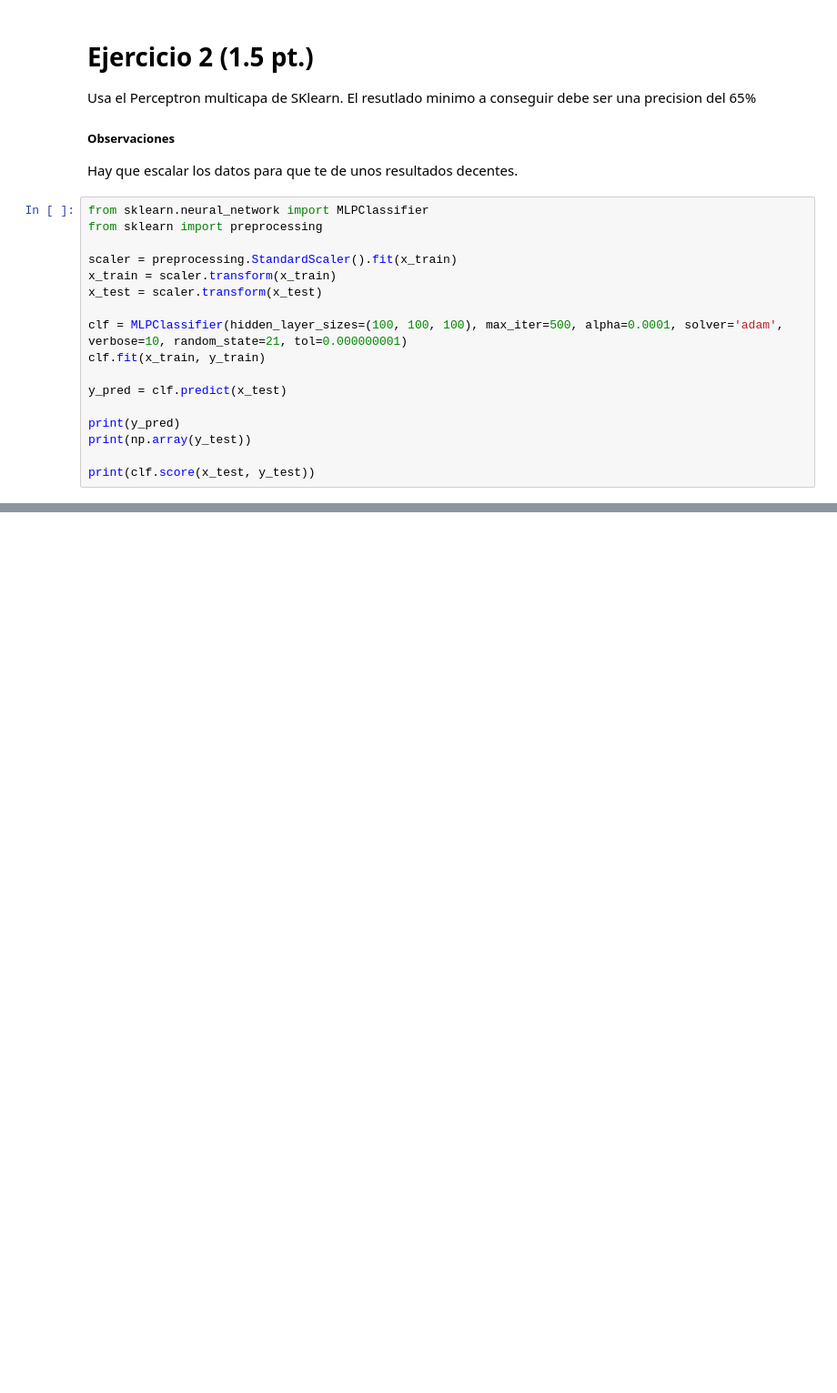
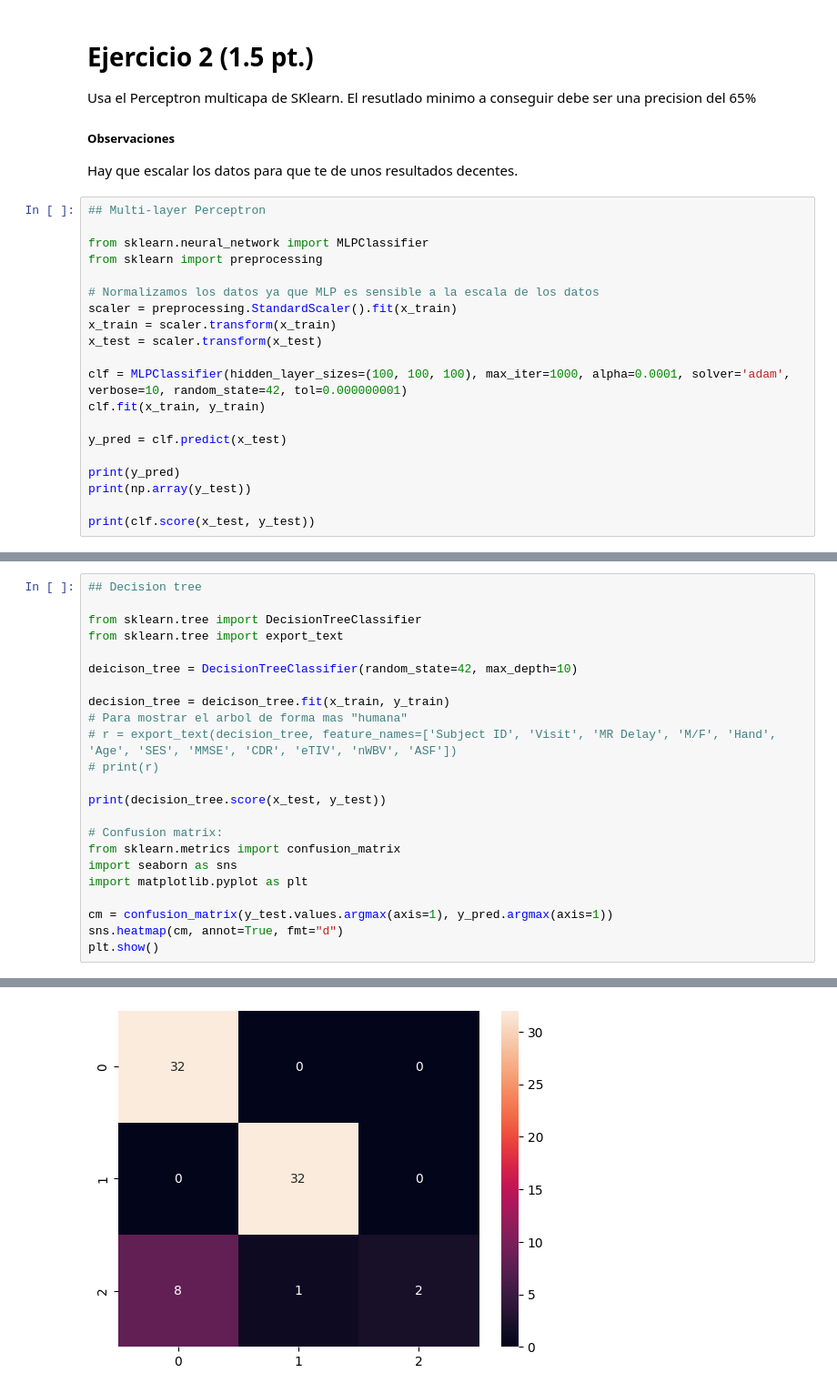
Before and after one commit to aluque1/SI, a Jupyter notebook: examenTraining/ejemploEj4.ipynb, the cells around one changed output, grey strips where cells are left out. Shown at 91% size. Cells and saved outputs as stored; diff of their text form; blank space fills up the shorter version.

```diff
--- a/examenTraining/ejemploEj4.ipynb
+++ b/examenTraining/ejemploEj4.ipynb
@@ -99,14 +118,17 @@ Usa el Perceptron multicapa de SKlearn. El resutlado minimo a conseguir debe ser
 
 Hay que escalar los datos para que te de unos resultados decentes.
 # %%
+## Multi-layer Perceptron
+
 from sklearn.neural_network import MLPClassifier
 from sklearn import preprocessing
 
+# Normalizamos los datos ya que MLP es sensible a la escala de los datos
 scaler = preprocessing.StandardScaler().fit(x_train)
 x_train = scaler.transform(x_train)
 x_test = scaler.transform(x_test)
 
-clf = MLPClassifier(hidden_layer_sizes=(100, 100, 100), max_iter=500, alpha=0.0001, solver='adam', verbose=10, random_state=21, tol=0.000000001)
+clf = MLPClassifier(hidden_layer_sizes=(100, 100, 100), max_iter=1000, alpha=0.0001, solver='adam', verbose=10, random_state=42, tol=0.000000001)
 clf.fit(x_train, y_train)
 
 y_pred = clf.predict(x_test)
@@ -158,0 +179,24 @@ Usa el algoritmo Decision Tree de Sklearn para construir un segundo modelo. Calc
+# %%
+## Decision tree
+
+from sklearn.tree import DecisionTreeClassifier
+from sklearn.tree import export_text
+
+deicison_tree = DecisionTreeClassifier(random_state=42, max_depth=10)
+
+decision_tree = deicison_tree.fit(x_train, y_train)
+# Para mostrar el arbol de forma mas "humana"
+# r = export_text(decision_tree, feature_names=['Subject ID', 'Visit', 'MR Delay', 'M/F', 'Hand', 'Age', 'SES', 'MMSE', 'CDR', 'eTIV', 'nWBV', 'ASF'])
+# print(r)
+
+print(decision_tree.score(x_test, y_test))
+
+# Confusion matrix:
+from sklearn.metrics import confusion_matrix
+import seaborn as sns
+import matplotlib.pyplot as plt
+
+cm = confusion_matrix(y_test.values.argmax(axis=1), y_pred.argmax(axis=1))
+sns.heatmap(cm, annot=True, fmt="d")
+plt.show()
+# %% [output]
@@ -158,0 +204 @@ Usa el algoritmo Decision Tree de Sklearn para construir un segundo modelo. Calc
+[figure, added]
```
Also changed, not shown: parts of 9 cells of this notebook.
